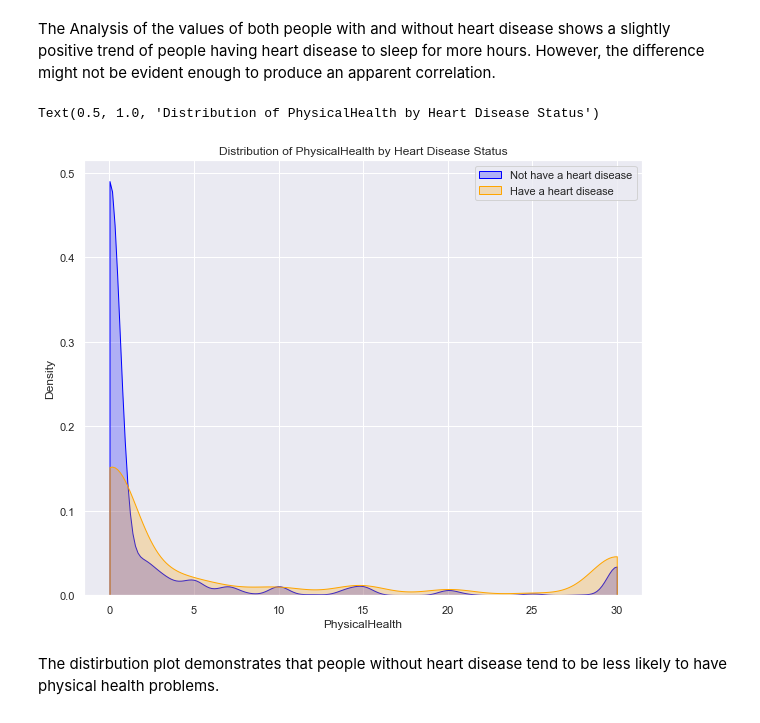
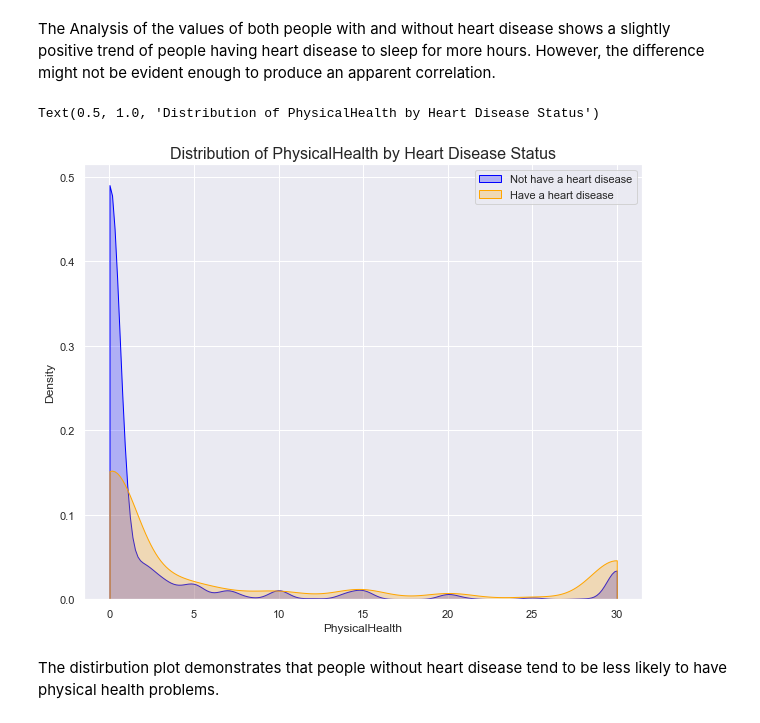
Before and after one commit to YulinLi98/INDE_577_Repo, a Jupyter notebook: Exploratory Data Analysis.ipynb, the cells around one changed output. Saved outputs shown, nothing was run; the diff lists cells and outputs as text; code cells hidden in the pictures.

```diff
--- a/Exploratory Data Analysis.ipynb
+++ b/Exploratory Data Analysis.ipynb
@@ -279,17 +279,17 @@ The Analysis of the values of both people with and without heart disease shows a
 # %%
 #Physical Health
 plt.figure(figsize=(10,8))
 ax = sns.kdeplot(df.PhysicalHealth[df["HeartDisease"] == 'No'],
                 color="Blue", shade = True, cut = 0)
 ax = sns.kdeplot(df.PhysicalHealth[df["HeartDisease"] == 'Yes'],
                 ax =ax, color="Orange", shade= True, cut = 0)
 ax.legend(["Not have a heart disease","Have a heart disease"], loc='upper right')
 ax.set_ylabel('Density')
 ax.set_xlabel('PhysicalHealth')
-ax.set_title("Distribution of PhysicalHealth by Heart Disease Status")
+ax.set_title("Distribution of PhysicalHealth by Heart Disease Status", fontsize = 16)
 # %% [output]
 Text(0.5, 1.0, 'Distribution of PhysicalHealth by Heart Disease Status')
-[figure, old version]
+[figure, new version]
 # %% [markdown]
 The distirbution plot demonstrates that people without heart disease tend to be less likely to have physical health problems.
 # %%
```
Also changed, not shown: parts of 3 cells of this notebook.
